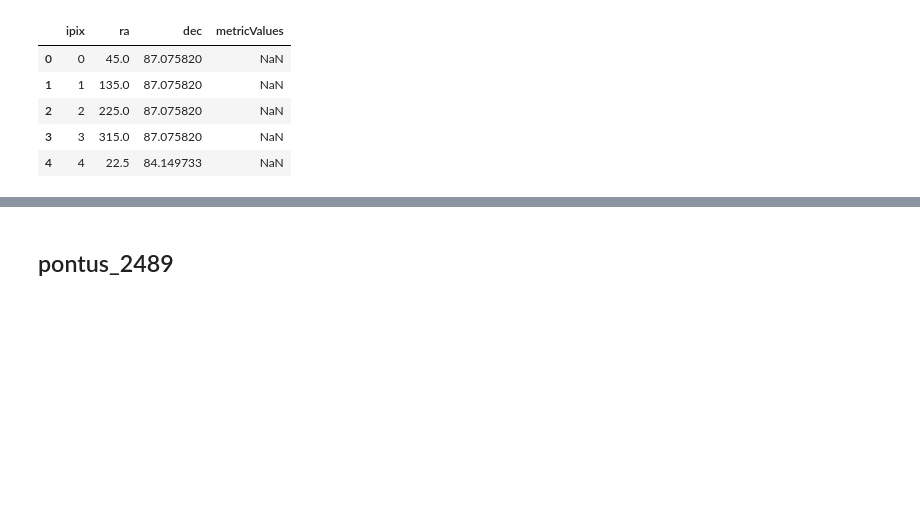
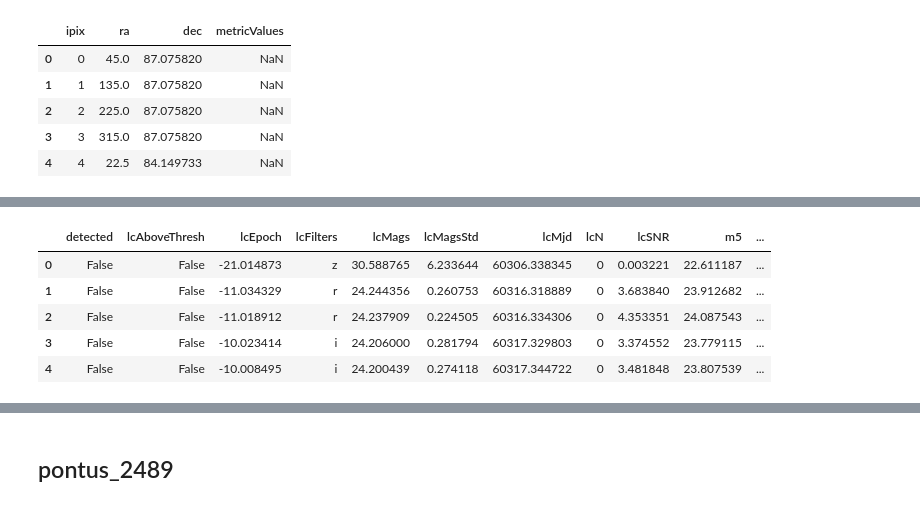
Before and after one commit to xiaolng/maf, a Jupyter notebook: TDEsMonteDbCompare.ipynb, the cells around one changed output, grey strips where cells are left out. Cells and saved outputs as stored; diff of their text form; code cells hidden in the pictures; blank space fills up the shorter version.

```diff
--- a/TDEsMonteDbCompare.ipynb
+++ b/TDEsMonteDbCompare.ipynb
@@ -369,3 +369,23 @@ df.head()
 | 2 | 2 | 225.0 | 87.075820 | NaN |
 | 3 | 3 | 315.0 | 87.075820 | NaN |
 | 4 | 4 | 22.5 | 84.149733 | NaN |
+# %%
+## get light curve by set dataout=True and use UserPointSlicer()
+transmetric = TDEsMonteMetric(asciifile=asciifile, mjdCol=mjdCol, m5Col=m5Col, filterCol=filterCol,
+                              detectSNR=detectSNR, eventRate=eventRate,
+                              epochStart=epochStart, peakEpoch=peakEpoch,
+                              nearPeakT=nearPeakT, postPeakT=postPeakT,
+                              nObsTotal= nObsTotal, nObsPrePeak=nObsPrePeak,
+                              nObsNearPeak=nObsNearPeak, nFiltersNearPeak=nFiltersNearPeak,
+                              nObsPostPeak=nObsPostPeak, nFiltersPostPeak=nFiltersPostPeak,
+                              dataout=True)
+# ra,dec of ipix
+ra = np.array([180.0])
+dec = np.array([-22.0243])
+slicer = slicers.UserPointsSlicer(ra, dec)
+
+sqlconstraint = 'night<730 and proposalId=3'
+transmetricSky = metricBundles.MetricBundle(transmetric,slicer,sqlconstraint)
+
+group = metricBundles.MetricBundleGroup({'transmetricSky':transmetricSky}, opsdb_pontus_2579, outDir=outDir, resultsDb=resultsDb)
+group.runAll()
@@ -371,0 +401,17 @@ df.head()
+# %%
+# create a DataFrame from the output
+output_dict_list = transmetricSky.metricValues.data[0] # 0 means 0th userpoint (ra,dec)
+df = pd.DataFrame()
+for d_ in output_dict_list:
+    df = df.append(pd.DataFrame(d_))
+
+# save to file
+df.to_csv('./opsdb/pontus_2579_lc_TDEmc.csv', index=False)
+df.head()
+# %% [output]
+|  | detected | lcAboveThresh | lcEpoch | lcFilters | lcMags | lcMagsStd | lcMjd | lcN | lcSNR | m5 | ... |
+| 0 | False | False | -21.014873 | z | 30.588765 | 6.233644 | 60306.338345 | 0 | 0.003221 | 22.611187 | ... |
+| 1 | False | False | -11.034329 | r | 24.244356 | 0.260753 | 60316.318889 | 0 | 3.683840 | 23.912682 | ... |
+| 2 | False | False | -11.018912 | r | 24.237909 | 0.224505 | 60316.334306 | 0 | 4.353351 | 24.087543 | ... |
+| 3 | False | False | -10.023414 | i | 24.206000 | 0.281794 | 60317.329803 | 0 | 3.374552 | 23.779115 | ... |
+| 4 | False | False | -10.008495 | i | 24.200439 | 0.274118 | 60317.344722 | 0 | 3.481848 | 23.807539 | ... |
```
Also changed, not shown: parts of 4 cells of this notebook.
